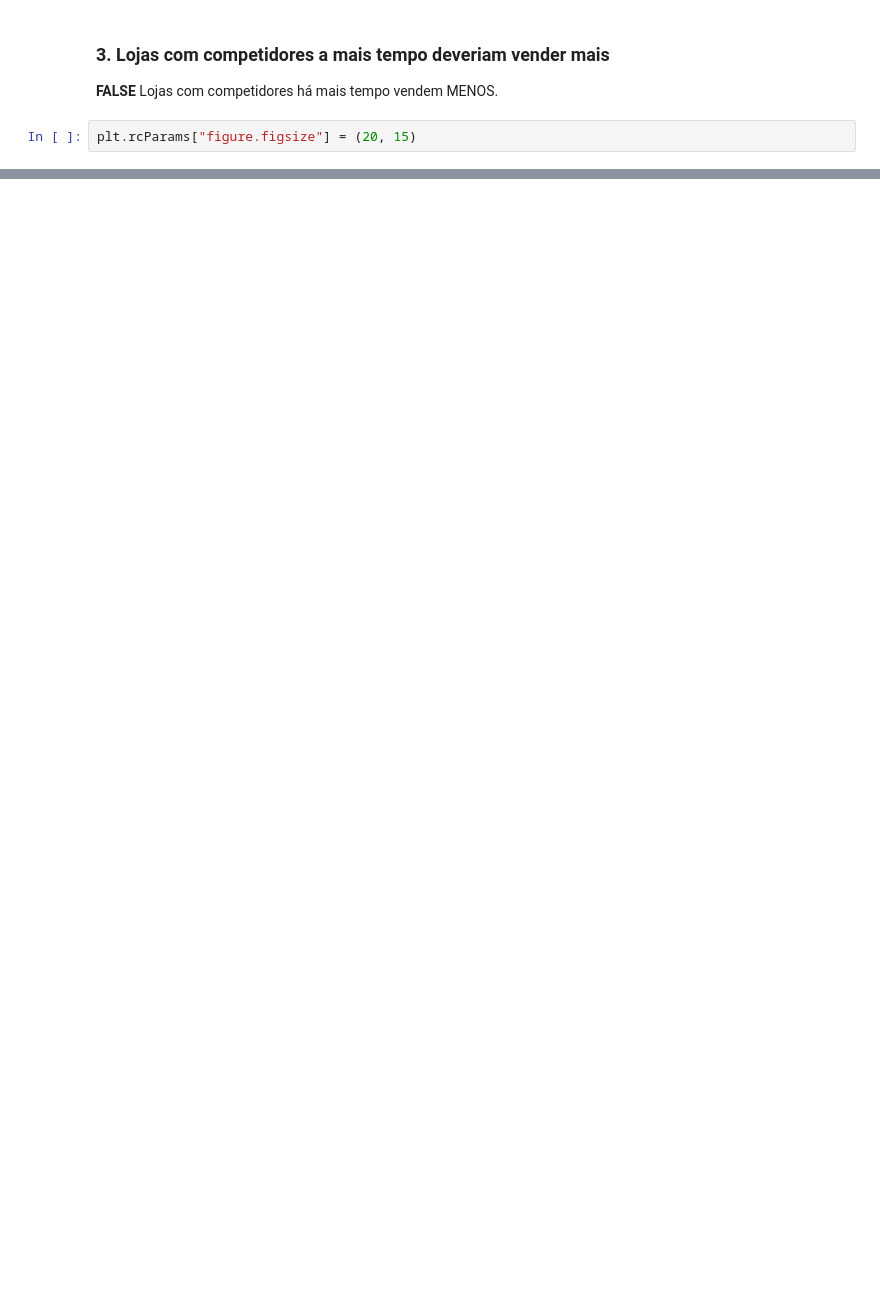
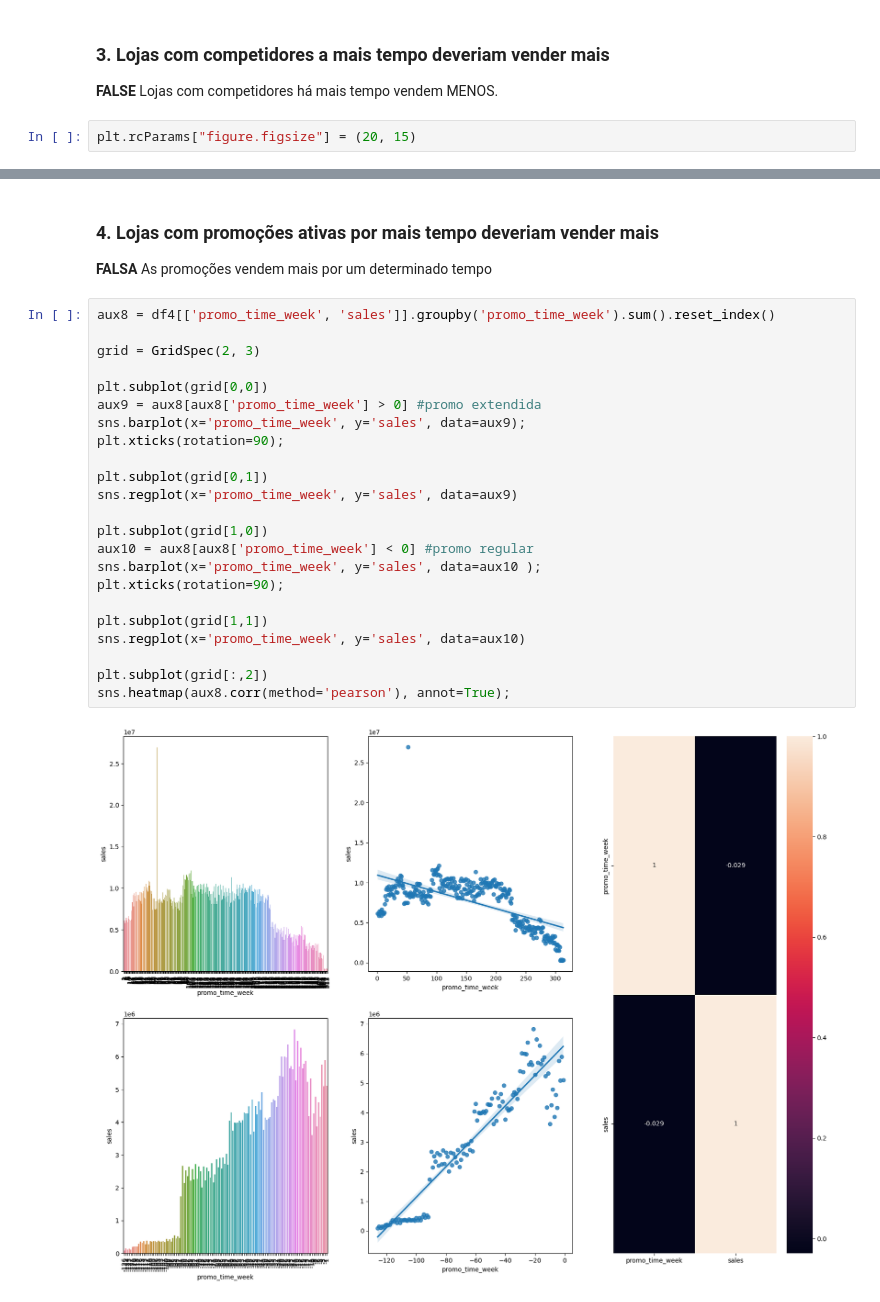
Before and after one commit to thaisagoveia/ds_producao, a Jupyter notebook: m004_v01_store_sales_predictio.ipynb, the cells around one changed output, grey strips where cells are left out. Saved outputs shown, nothing was run; the diff lists cells and outputs as text; blank space fills up the shorter version.

```diff
--- a/m004_v01_store_sales_predictio.ipynb
+++ b/m004_v01_store_sales_predictio.ipynb
@@ -668,2 +663,31 @@ x.set_ylim(bottom+0.5, top-0.5);
 # %% [output]
 [figure]
+# %% [markdown]
+### 4. Lojas com promoções ativas por mais tempo deveriam vender mais
+
+**FALSA** As promoções vendem mais por um determinado tempo
+# %%
+aux8 = df4[['promo_time_week', 'sales']].groupby('promo_time_week').sum().reset_index()
+
+grid = GridSpec(2, 3)
+
+plt.subplot(grid[0,0])
+aux9 = aux8[aux8['promo_time_week'] > 0] #promo extendida
+sns.barplot(x='promo_time_week', y='sales', data=aux9);
+plt.xticks(rotation=90);
+
+plt.subplot(grid[0,1])
+sns.regplot(x='promo_time_week', y='sales', data=aux9)
+
+plt.subplot(grid[1,0])
+aux10 = aux8[aux8['promo_time_week'] < 0] #promo regular
+sns.barplot(x='promo_time_week', y='sales', data=aux10 );
+plt.xticks(rotation=90);
+
+plt.subplot(grid[1,1])
+sns.regplot(x='promo_time_week', y='sales', data=aux10)
+
+plt.subplot(grid[:,2])
+sns.heatmap(aux8.corr(method='pearson'), annot=True);
+# %% [output]
+[figure, added]
```
Also changed, not shown: parts of 9 cells of this notebook.
